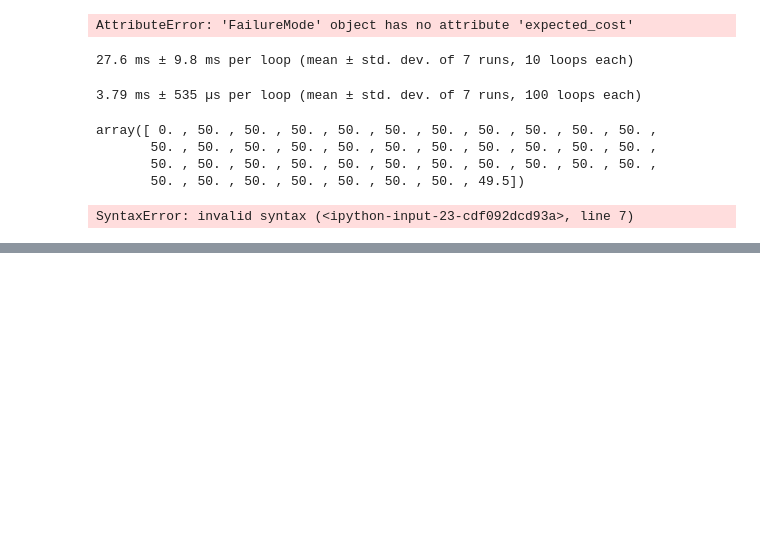
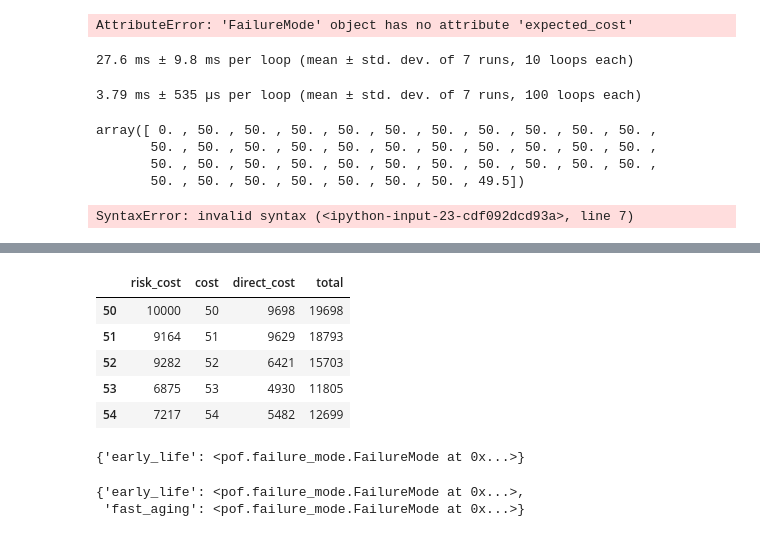
Before and after one commit to gavintreseder/pof, a Jupyter notebook: notebooks/component.ipynb, the cells around one changed output, grey strips where cells are left out. Cells and saved outputs as stored; diff of their text form; code cells hidden in the pictures; blank space fills up the shorter version.

Commit message:
fm update, sensitivity

```diff
--- a/notebooks/component.ipynb
+++ b/notebooks/component.ipynb
@@ -470,2 +468,3 @@ from pof.interface.figures import update_condition_fig
 # %%
-comp = Component.demo()
+comp = Component().demo()
+comp.fm
@@ -479,0 +485,11 @@ fig.show()
+# %%
+df = comp.sensitivity("comp-fm-early_life-tasks-inspection-cost", 50, 55)
+# %%
+df
+# %% [output]
+|  | risk_cost | cost | direct_cost | total |
+| 50 | 10000 | 50 | 9698 | 19698 |
+| 51 | 9164 | 51 | 9629 | 18793 |
+| 52 | 9282 | 52 | 6421 | 15703 |
+| 53 | 6875 | 53 | 4930 | 11805 |
+| 54 | 7217 | 54 | 5482 | 12699 |
@@ -479,0 +527,7 @@ fig.show()
+# %%
+comp.fm.pop('fast_aging')
+comp.fm.pop('slow_aging')
+comp.fm.pop('random')
+comp.fm
+# %% [output]
+{'early_life': <pof.failure_mode.FailureMode at 0x...>}
@@ -479,0 +538,7 @@ fig.show()
+# %%
+comp.fm.pop('slow_aging')
+comp.fm.pop('random')
+comp.fm
+# %% [output]
+{'early_life': <pof.failure_mode.FailureMode at 0x...>,
+ 'fast_aging': <pof.failure_mode.FailureMode at 0x...>}
```
Also changed, not shown: parts of 22 cells of this notebook, 6 other files.
